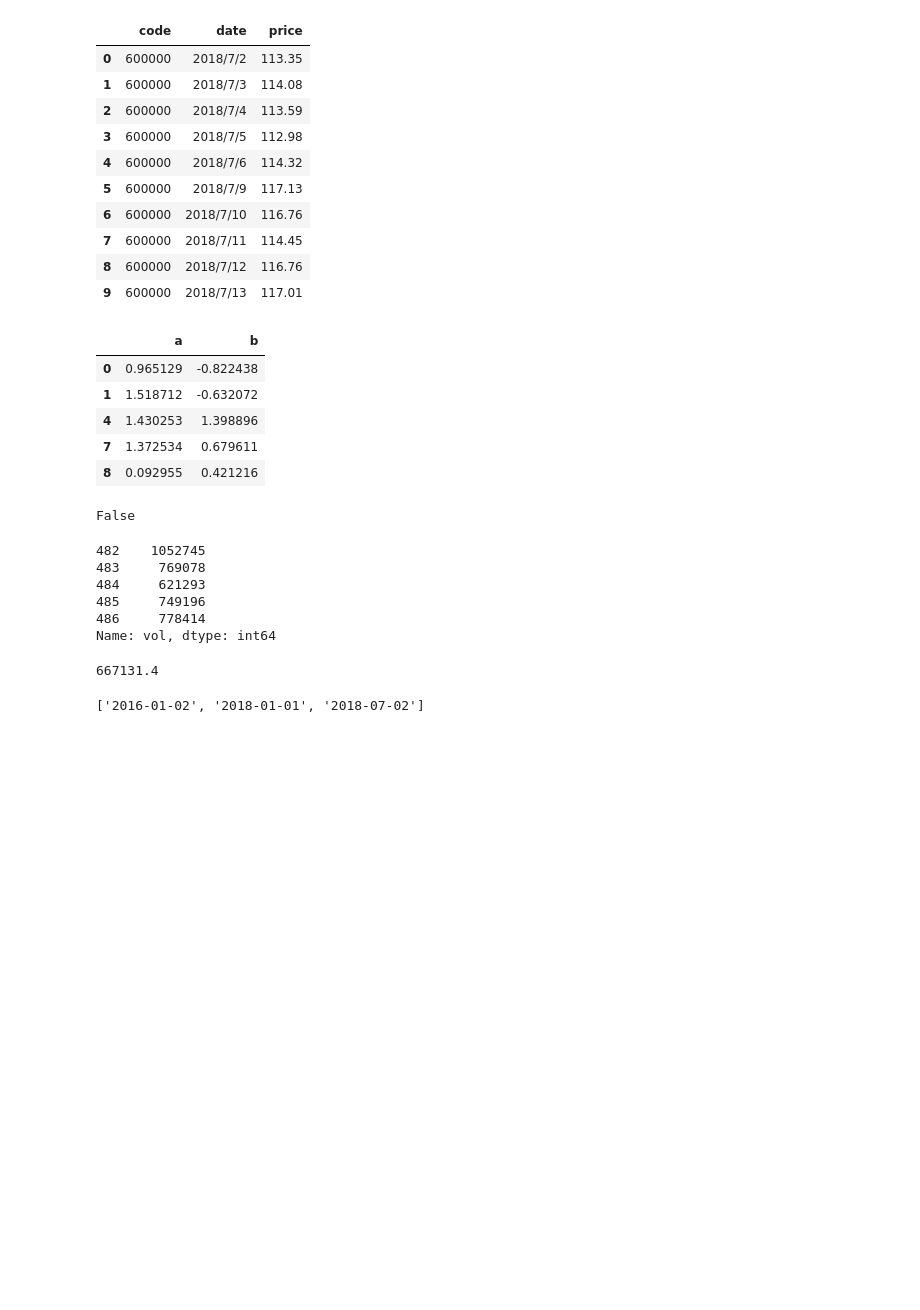
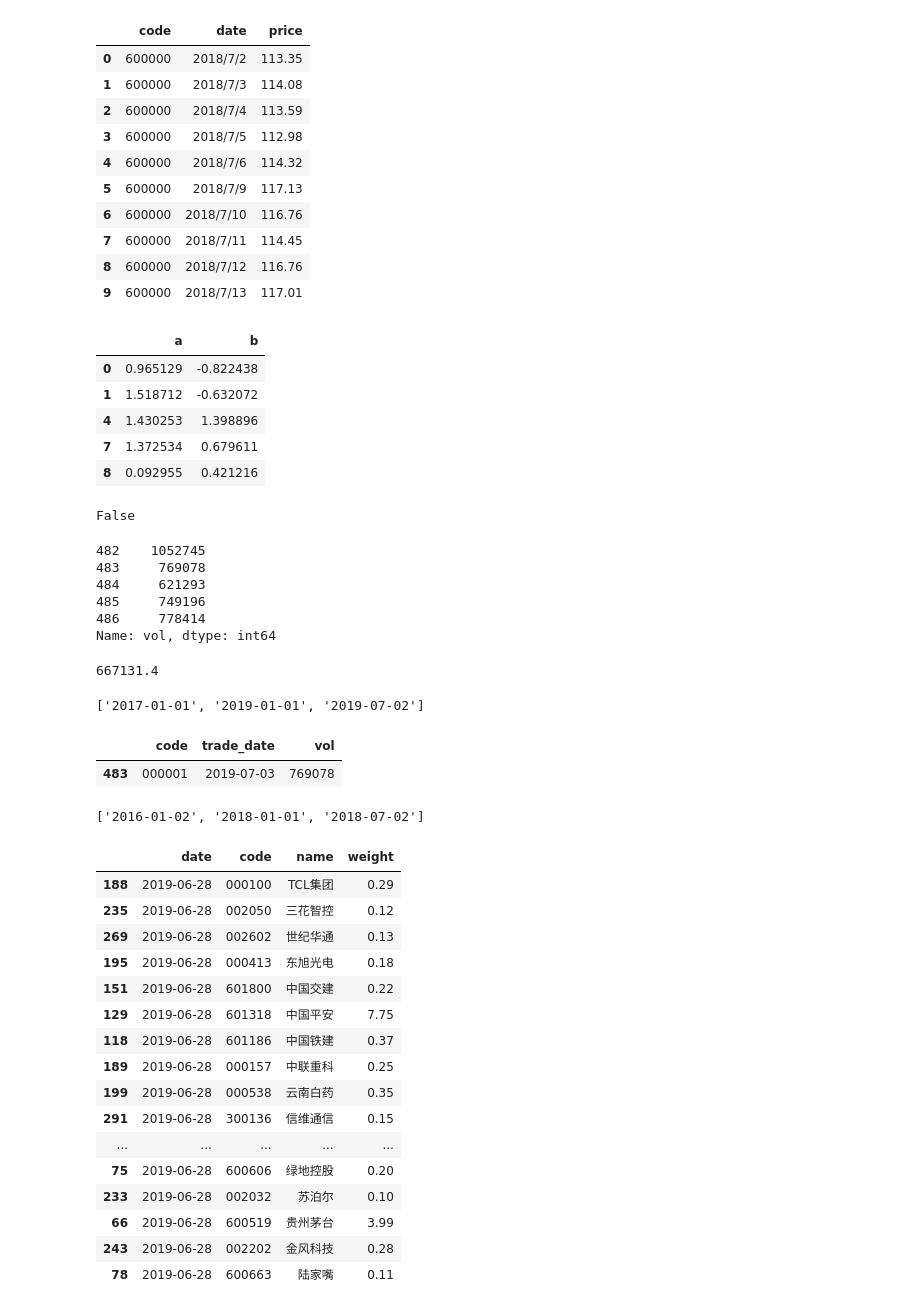
Before and after one commit to Code4JNothing/MyQuant, a Jupyter notebook: Untitled.ipynb, the cells around one changed output. Cells and saved outputs as stored; diff of their text form; code cells hidden in the pictures; blank space fills up the shorter version.

```diff
--- a/Untitled.ipynb
+++ b/Untitled.ipynb
@@ -96,4 +90,46 @@ def data_start_end_future(date):
+# %%
+import db_data
+import util
+daily_info = db_data.get_vol_stocks(ts_code='000001')
+dates = util.data_start_end_future('2019-01-01')
+print(dates)
+daily_info_period = daily_info.loc[(dates[1] > daily_info[ 'trade_date'])& (daily_info['trade_date'] > dates[0])]
+quantity = daily_info_period['vol'].quantile(0.2)
+if (daily_info_period['vol'].tail(5).values < quantity).all():
+    daily_info.loc[daily_info['trade_date'] > dates[2]].head(1)
+# %% [output]
+['2017-01-01', '2019-01-01', '2019-07-02']
+|  | code | trade_date | vol |
+| 483 | 000001 | 2019-07-03 | 769078 |
 # %%
 print(data_start_end_future('2018-01-01'))
 # %% [output]
 ['2016-01-02', '2018-01-01', '2018-07-02']
+# %%
+import tushare
+import pandas as pd
+import numpy as np
+df = pd.DataFrame(tushare.get_hs300s())
+# %%
+shuffle = np.arange(0, 299, 10)
+df = df.sort_values(by='name')
+df = df.iloc[shuffle, :]
+df
+# %% [output]
+|  | date | code | name | weight |
+| 188 | 2019-06-28 | 000100 | TCL集团 | 0.29 |
+| 235 | 2019-06-28 | 002050 | 三花智控 | 0.12 |
+| 269 | 2019-06-28 | 002602 | 世纪华通 | 0.13 |
+| 195 | 2019-06-28 | 000413 | 东旭光电 | 0.18 |
+| 151 | 2019-06-28 | 601800 | 中国交建 | 0.22 |
+| 129 | 2019-06-28 | 601318 | 中国平安 | 7.75 |
+| 118 | 2019-06-28 | 601186 | 中国铁建 | 0.37 |
+| 189 | 2019-06-28 | 000157 | 中联重科 | 0.25 |
+| 199 | 2019-06-28 | 000538 | 云南白药 | 0.35 |
+| 291 | 2019-06-28 | 300136 | 信维通信 | 0.15 |
+| ... | ... | ... | ... | ... |
+| 75 | 2019-06-28 | 600606 | 绿地控股 | 0.20 |
+| 233 | 2019-06-28 | 002032 | 苏泊尔 | 0.10 |
+| 66 | 2019-06-28 | 600519 | 贵州茅台 | 3.99 |
+| 243 | 2019-06-28 | 002202 | 金风科技 | 0.28 |
+| 78 | 2019-06-28 | 600663 | 陆家嘴 | 0.11 |
```
Also changed, not shown: parts of 4 cells of this notebook, 7 other files.
